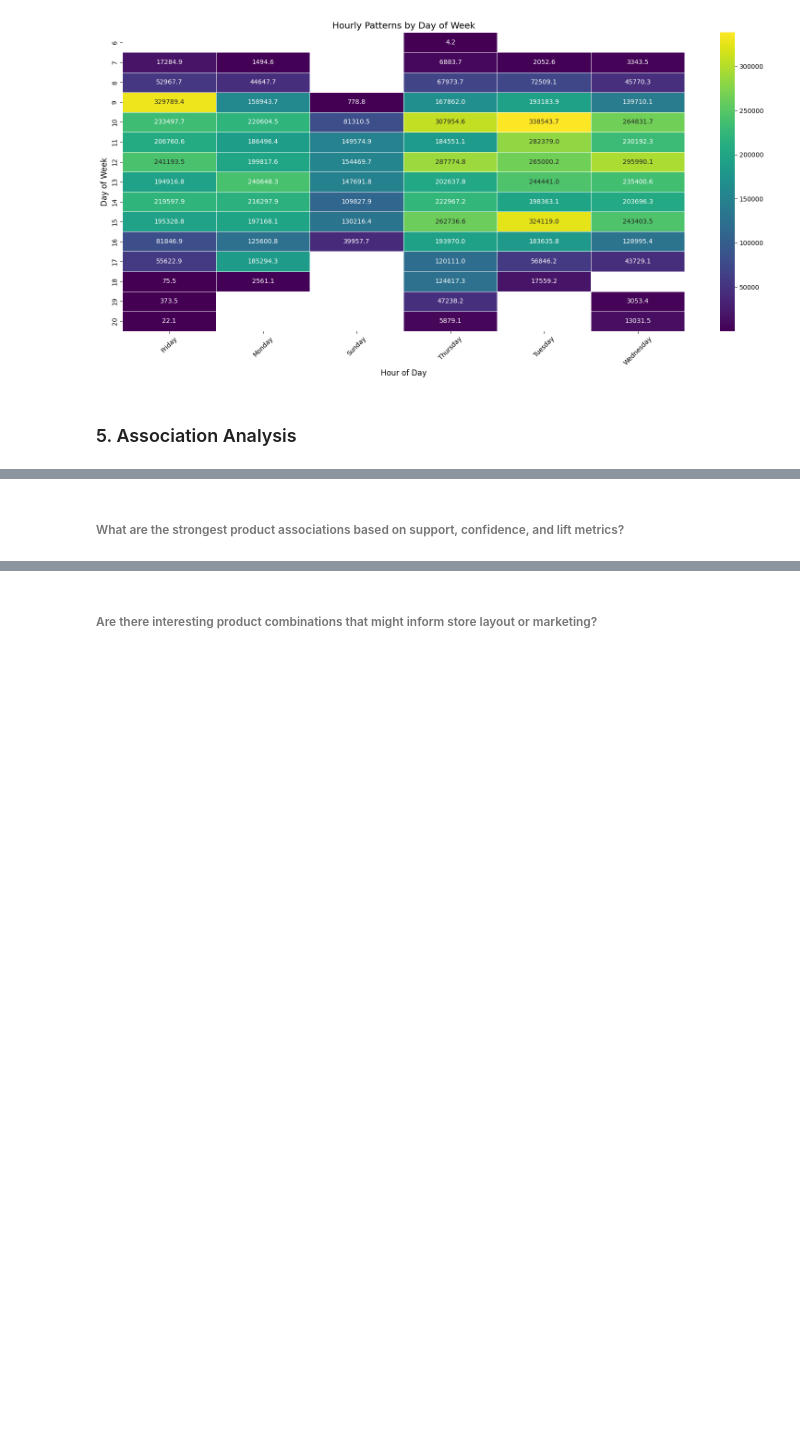
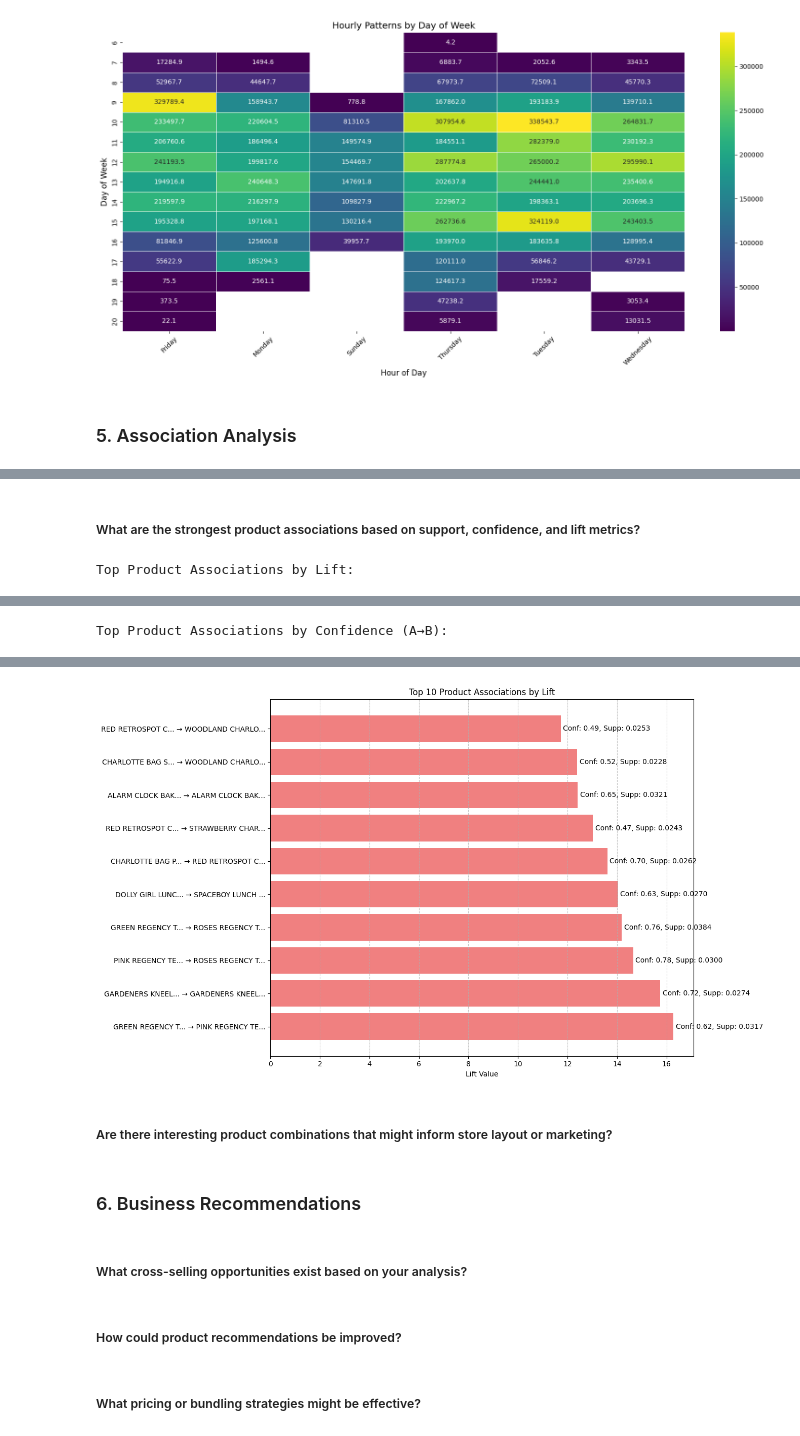
Before and after one commit to sayantanbal/Data-Analysis-Projects, a Jupyter notebook: 01 Market Basket Analysis/main.ipynb, the cells around one changed output, grey strips where cells are left out. Drawn from its saved outputs; the diff is of its cells as text; code cells hidden in the pictures; blank space fills up the shorter version.

```diff
--- a/01 Market Basket Analysis/main.ipynb
+++ b/01 Market Basket Analysis/main.ipynb
@@ -420,2 +477,68 @@ Sunday: £813,827.61
 # %% [markdown]
-###### What are the strongest product associations based on support, confidence, and lift metrics?
+##### What are the strongest product associations based on support, confidence, and lift metrics?
+# %%
+# Calculate total number of transactions
+total_transactions = len(invoice_items)
+
+# Create dictionaries to store item frequencies
+item_frequencies = {}
+for items in invoice_items['Description']:
+    for item in set(items):  # Count each item once per transaction
+        item_frequencies[item] = item_frequencies.get(item, 0) + 1
+
+# Create DataFrame to store association metrics
+association_metrics = []
+
+# Calculate metrics for most common pairs
+for pair, count in product_pairs.most_common(50):  # Analyze top 50 pairs
+    item_a, item_b = pair
+    support = count / total_transactions
+    confidence_a_to_b = count / item_frequencies[item_a]
+    confidence_b_to_a = count / item_frequencies[item_b]
+    lift = (count * total_transactions) / (item_frequencies[item_a] * item_frequencies[item_b])
+
+    association_metrics.append({
+        'Item A': item_a,
+        'Item B': item_b,
+        'Support': support,
+        'Confidence (A→B)': confidence_a_to_b,
+        'Confidence (B→A)': confidence_b_to_a,
+        'Lift': lift,
+        'Count': count
+    })
+
+# Convert to DataFrame and sort by different metrics
+metrics_df = pd.DataFrame(association_metrics)
+
+# Show top associations by lift (strongest associations)
+print("\nTop Product Associations by Lift:")
+top_by_lift = metrics_df.sort_values('Lift', ascending=False).head(10)
+display(top_by_lift)
+
+# Show top associations by confidence (A→B)
+print("\nTop Product Associations by Confidence (A→B):")
+top_by_conf_ab = metrics_df.sort_values('Confidence (A→B)', ascending=False).head(10)
+display(top_by_conf_ab)
+
+# Visualize the top associations by lift
+plt.figure(figsize=(12, 8))
+bars = plt.barh(
+    [f"{row['Item A'][:15]}... → {row['Item B'][:15]}..." for _, row in top_by_lift.iterrows()],
+    top_by_lift['Lift'],
+    color='lightcoral'
+)
+plt.xlabel('Lift Value')
+plt.title('Top 10 Product Associations by Lift')
+plt.grid(axis='x', linestyle='--', alpha=0.7)
+plt.tight_layout()
+
+# Add annotations with confidence values
+for i, bar in enumerate(bars):
+    plt.text(
+        bar.get_width() + 0.1,
+        bar.get_y() + bar.get_height()/2,
+        f"Conf: {top_by_lift.iloc[i]['Confidence (A→B)']:.2f}, Supp: {top_by_lift.iloc[i]['Support']:.4f}",
+        va='center'
+    )
+# %% [output]
+Top Product Associations by Lift:
@@ -421,0 +556 @@ Sunday: £813,827.61
+Top Product Associations by Confidence (A→B):
@@ -422,2 +568,11 @@ Sunday: £813,827.61
+[figure, added]
 # %% [markdown]
-###### Are there interesting product combinations that might inform store layout or marketing?
+##### Are there interesting product combinations that might inform store layout or marketing?
+# %% [markdown]
+### 6. Business Recommendations
+# %% [markdown]
+##### What cross-selling opportunities exist based on your analysis?
+# %% [markdown]
+##### How could product recommendations be improved?
+# %% [markdown]
+##### What pricing or bundling strategies might be effective?
```
Also changed, not shown: parts of 5 cells of this notebook, 1 other file.
